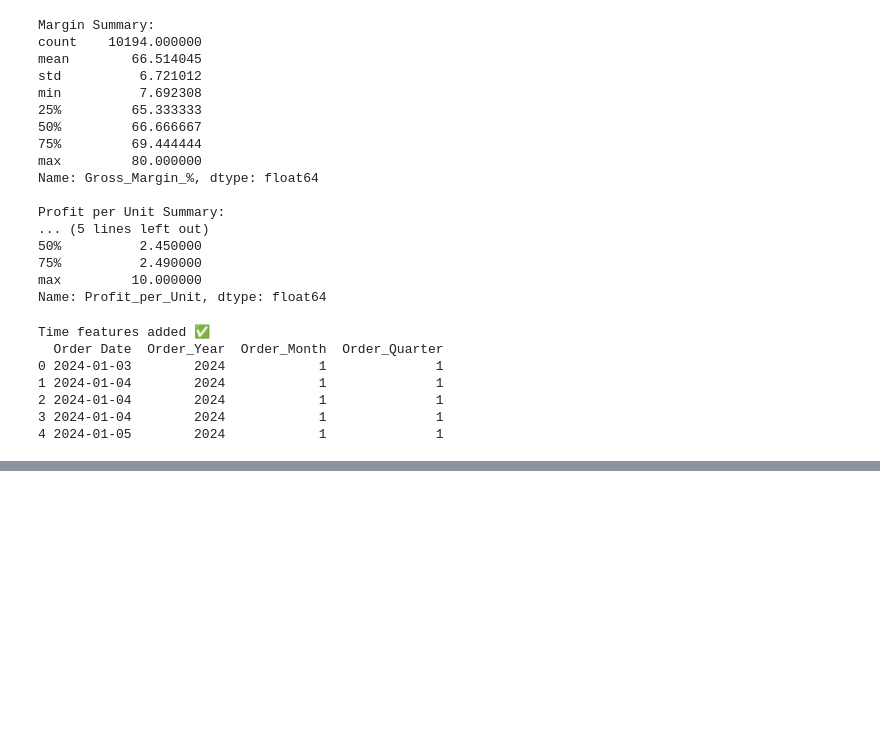
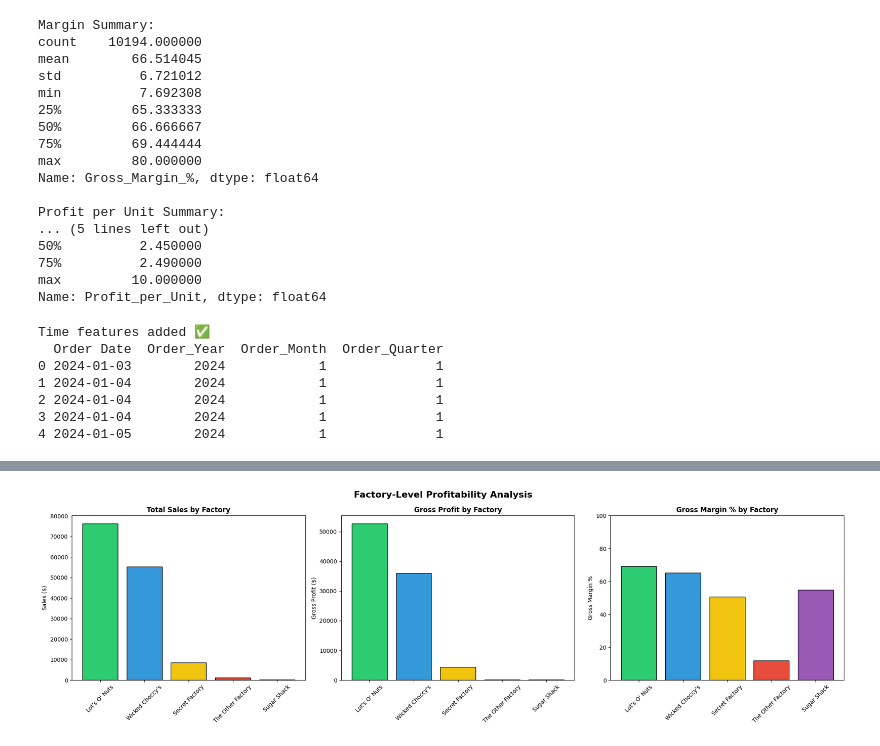
Before and after one commit to kshitij472/Massua-Candy-Distributor, a Jupyter notebook: notebooks/eda_analysis.ipynb, the cells around one changed output, grey strips where cells are left out. Drawn from its saved outputs; the diff is of its cells as text; code cells hidden in the pictures; blank space fills up the shorter version.

```diff
--- a/notebooks/eda_analysis.ipynb
+++ b/notebooks/eda_analysis.ipynb
@@ -150,0 +456,17 @@ Time features added ✅
+# %%
+# Factory Level Analysis
+factory_summary = df.groupby("Factory", as_index=False).agg({
+    "Sales"       : "sum",
+    "Units"       : "sum",
+    "Gross Profit": "sum",
+    "Cost"        : "sum"
+})
+
+factory_summary["Gross_Margin_%"] = (factory_summary["Gross Profit"] / factory_summary["Sales"]) * 100
+factory_summary["Profit_Contribution_%"] = (factory_summary["Gross Profit"] / factory_summary["Gross Profit"].sum()) * 100
+factory_summary["Cost_to_Sales_Ratio"] = (factory_summary["Cost"] / factory_summary["Sales"]) * 100
+
+factory_summary = factory_summary.sort_values(by="Gross Profit", ascending=False)
+
+print("Factory Summary:")
+display(factory_summary)
@@ -150,0 +485,32 @@ Time features added ✅
+# %%
+import matplotlib.pyplot as plt
+
+fig, axes = plt.subplots(1, 3, figsize=(20, 6))
+
+factories = factory_summary["Factory"]
+colors = ["#2ecc71", "#3498db", "#f1c40f", "#e74c3c", "#9b59b6"]
+
+# Sales chart
+axes[0].bar(factories, factory_summary["Sales"], color=colors, edgecolor="black")
+axes[0].set_title("Total Sales by Factory", fontweight="bold")
+axes[0].set_ylabel("Sales ($)")
+axes[0].tick_params(axis='x', rotation=45)
+
+# Profit chart
+axes[1].bar(factories, factory_summary["Gross Profit"], color=colors, edgecolor="black")
+axes[1].set_title("Gross Profit by Factory", fontweight="bold")
+axes[1].set_ylabel("Gross Profit ($)")
+axes[1].tick_params(axis='x', rotation=45)
+
+# Margin chart
+axes[2].bar(factories, factory_summary["Gross_Margin_%"], color=colors, edgecolor="black")
+axes[2].set_title("Gross Margin % by Factory", fontweight="bold")
+axes[2].set_ylabel("Gross Margin %")
+axes[2].set_ylim(0, 100)
+axes[2].tick_params(axis='x', rotation=45)
+
+plt.suptitle("Factory-Level Profitability Analysis", fontsize=16, fontweight="bold")
+plt.tight_layout()
+plt.show()
+# %% [output]
+[figure, added]
```
Also changed, not shown: parts of 10 cells of this notebook.
